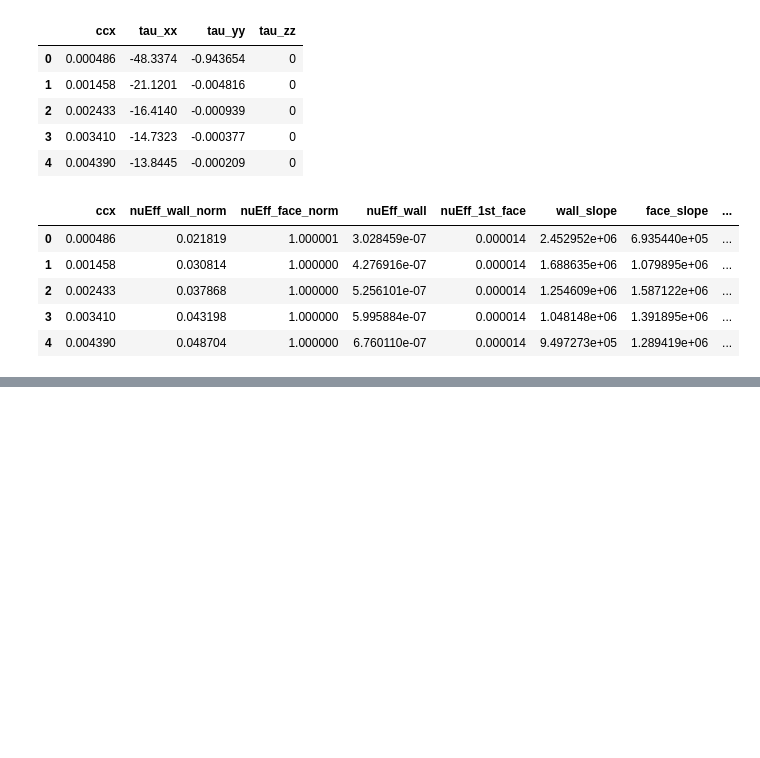
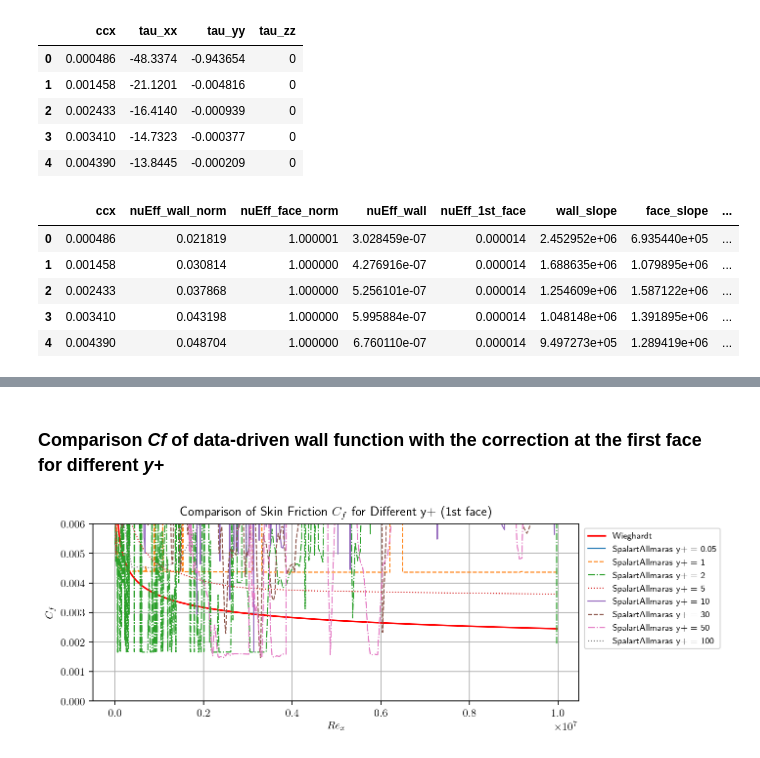
Before and after one commit to JihooKang-KOR/Data_driven_wall_modeling, a Jupyter notebook: notebooks/PlotCf_2DflatPlate.ipynb, the cells around one changed output, grey strips where cells are left out. Cells and saved outputs as stored; diff of their text form; code cells hidden in the pictures; blank space fills up the shorter version.

```diff
--- a/notebooks/PlotCf_2DflatPlate.ipynb
+++ b/notebooks/PlotCf_2DflatPlate.ipynb
@@ -127,0 +133,20 @@ for j in range(len(yp)):
+# %% [markdown]
+### Comparison *Cf* of data-driven wall function with the correction at the first face for different *y+*
+# %%
+style3 = ["-", "--", "-.", ":"]
+lw3 = 1.0
+stylecycler2 = cycle(style3)
+
+fig3, ax3 = plt.subplots(1, 1, figsize=(8, 3))
+plt.ylim([0, 0.006])
+plt.grid()
+ax3.set_xlabel(r"$Re_x$")
+ax3.set_ylabel(r"$C_f$")
+plt.title(r"Comparison of Skin Friction $C_f$ for Different y+ (1st face)")
+ax3.plot(Rex, wieghardt, color = "r", label = "Wieghardt")
+for j in range(len(yp)):
+    for i in range(len(res_list)):
+        ax3.plot(Rex, Cf_ddface[i + len(res_list)*j], label = "{} y+ = {}".format(model_sa, yp[j]), ls = next(stylecycler2), c = "C{:d}".format(j), lw = lw3)
+        ax3.legend(fontsize = 8, bbox_to_anchor=(1.3, 1))
+# %% [output]
+[figure, added]
```
Also changed, not shown: parts of 7 cells of this notebook.
